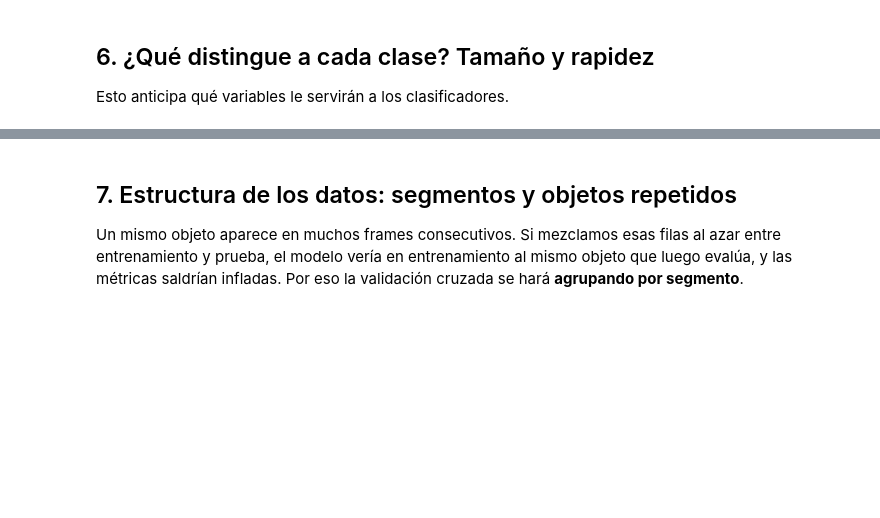
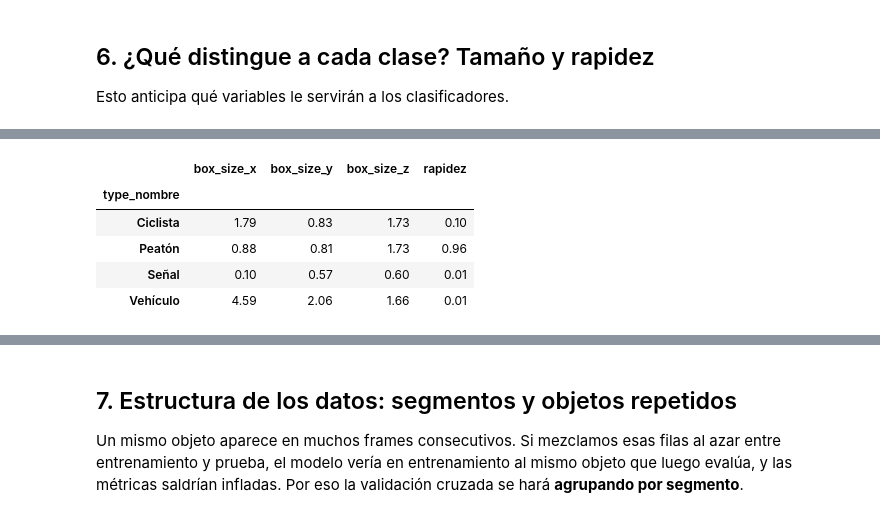
Before and after one commit to 3ddrrr/ml_ev2, a Jupyter notebook: notebooks/01_exploratory_analysis.ipynb, the cells around one changed output, grey strips where cells are left out. Cells and saved outputs as stored; diff of their text form; code cells hidden in the pictures; blank space fills up the shorter version.

```diff
--- a/notebooks/01_exploratory_analysis.ipynb
+++ b/notebooks/01_exploratory_analysis.ipynb
@@ -71,0 +108,4 @@ print("Duplicados objeto+frame:", df.duplicated(subset=["key_laser_object_id", "
+# %%
+df["con_dificultad"] = df["difficulty_level_detection"].notna()
+print(df["difficulty_level_detection"].value_counts(dropna=False))
+print(df.groupby("con_dificultad")["num_lidar_points_in_box"].median())
@@ -133,2 +205,11 @@ plt.show()
+# %%
+datos.groupby("type_nombre")[["box_size_x", "box_size_y", "box_size_z", "rapidez"]].median().round(2)
+# %% [output]
+|  | box_size_x | box_size_y | box_size_z | rapidez |
+| type_nombre |  |  |  |  |
+| Ciclista | 1.79 | 0.83 | 1.73 | 0.10 |
+| Peatón | 0.88 | 0.81 | 1.73 | 0.96 |
+| Señal | 0.10 | 0.57 | 0.60 | 0.01 |
+| Vehículo | 4.59 | 2.06 | 1.66 | 0.01 |
 # %% [markdown]
 **Hallazgo:** _(qué clases se separan fácilmente por tamaño y cuáles se parecen)._
```
Also changed, not shown: parts of 15 cells of this notebook.
